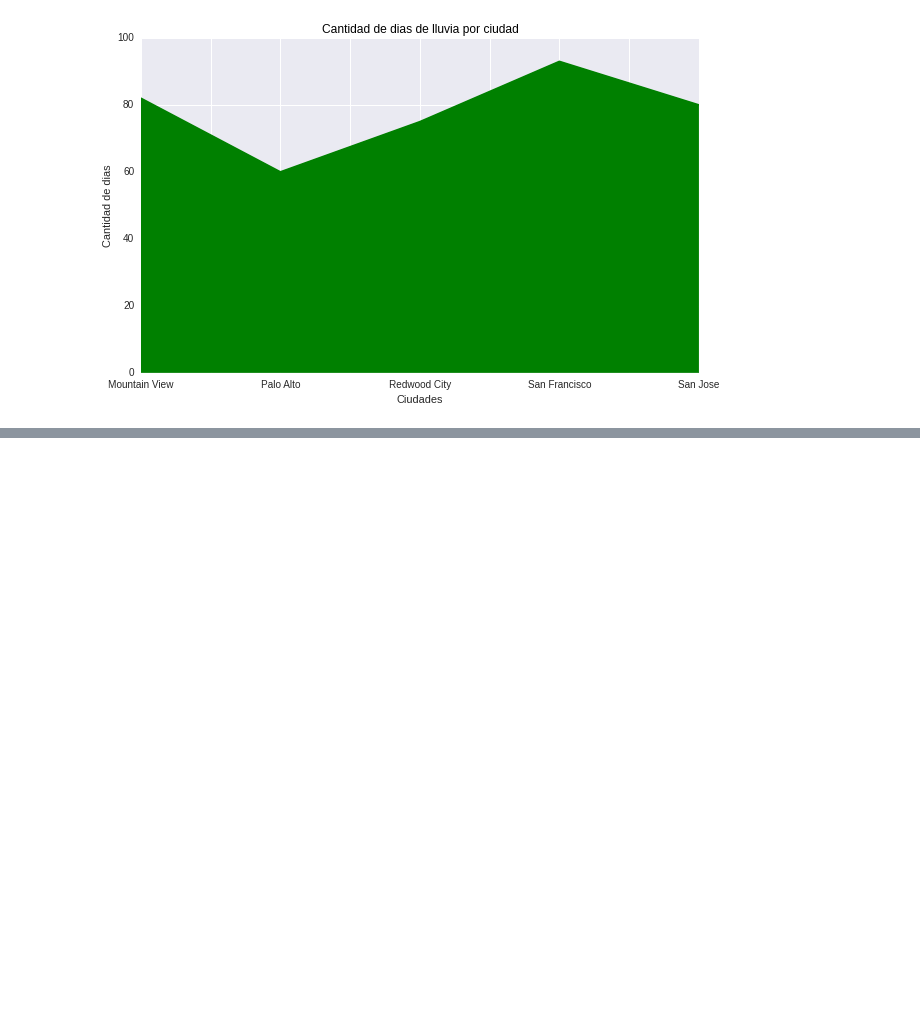
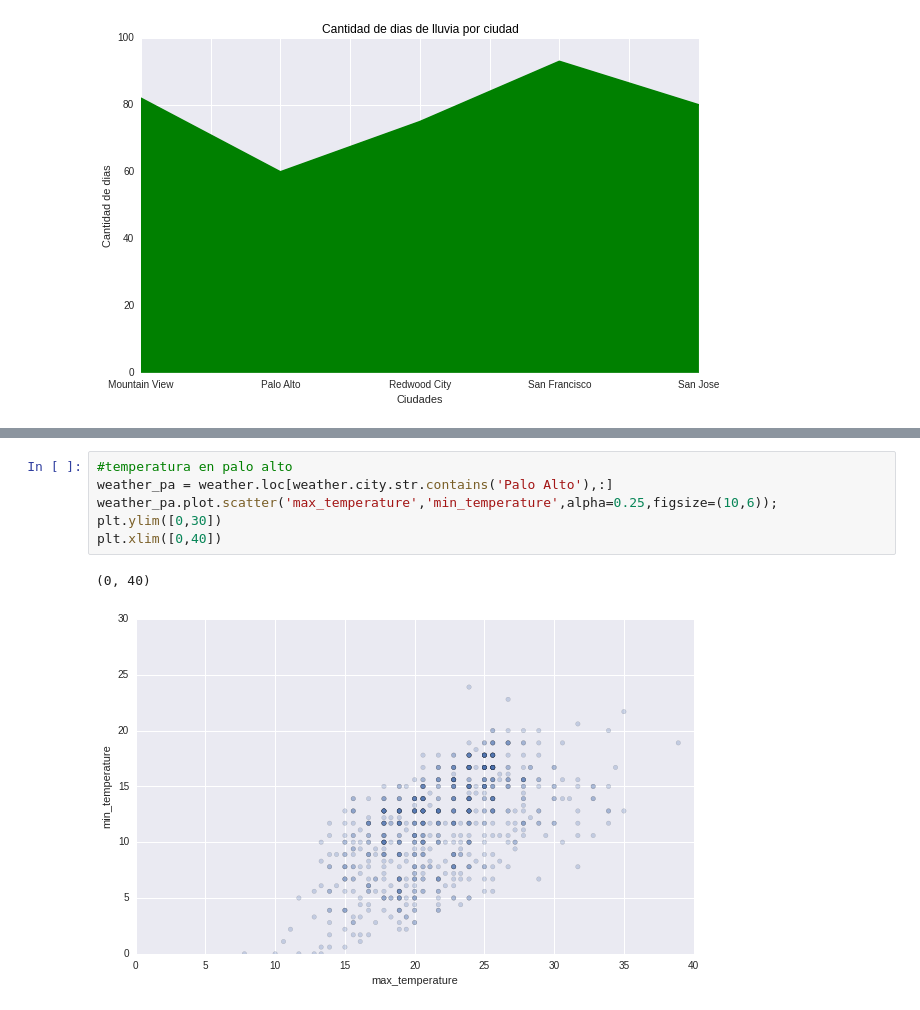
Before and after one commit to AlexVilla92/TP-Datos-2017, a Jupyter notebook: TP1-Exploracion-De-Datos-07-Relacion-Entre-Alquileres-Y-Clima.ipynb, the cells around one changed output, grey strips where cells are left out. Cells and saved outputs as stored; diff of their text form; blank space fills up the shorter version.

```diff
--- a/TP1-Exploracion-De-Datos-07-Relacion-Entre-Alquileres-Y-Clima.ipynb
+++ b/TP1-Exploracion-De-Datos-07-Relacion-Entre-Alquileres-Y-Clima.ipynb
@@ -135,0 +186,9 @@ plt.xlabel('Ciudades')
+# %%
+#temperatura en palo alto
+weather_pa = weather.loc[weather.city.str.contains('Palo Alto'),:]
+weather_pa.plot.scatter('max_temperature','min_temperature',alpha=0.25,figsize=(10,6));
+plt.ylim([0,30])
+plt.xlim([0,40])
+# %% [output]
+(0, 40)
+[figure, added]
```
Also changed, not shown: parts of 7 cells of this notebook.
